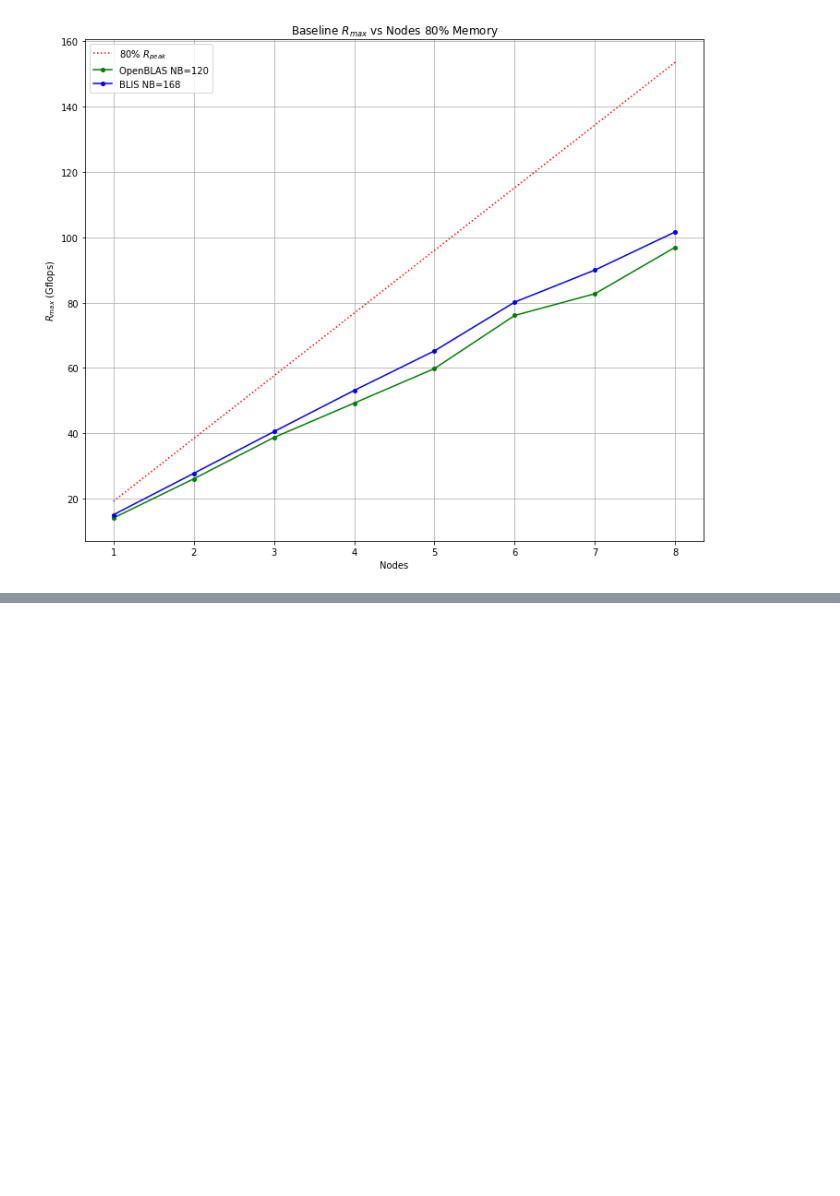
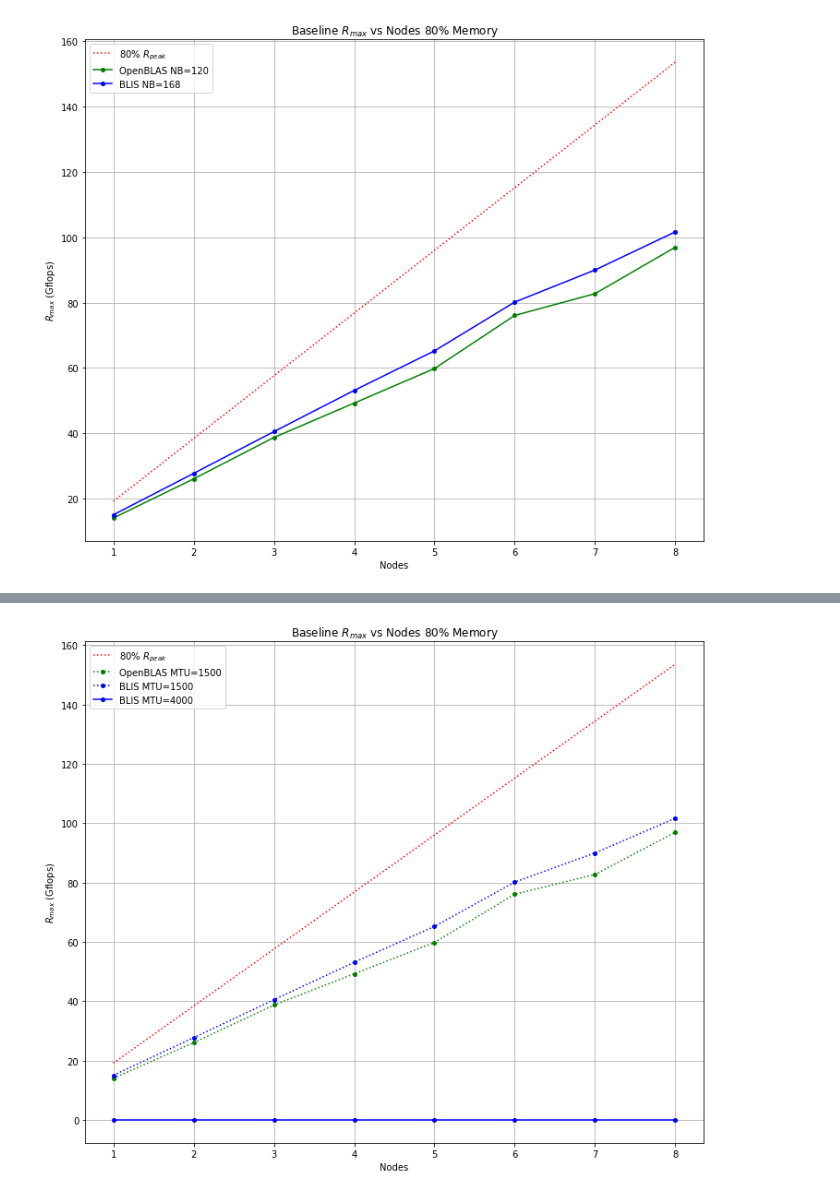
Before and after one commit to johnduffymsc/dissertation, a Jupyter notebook: picluster.ipynb, the cells around one changed output, grey strips where cells are left out. Cells and saved outputs as stored; diff of their text form; code cells hidden in the pictures; blank space fills up the shorter version.

```diff
--- a/picluster.ipynb
+++ b/picluster.ipynb
@@ -413,0 +445,64 @@ array([[ 56.,  62.,  68.,  74.],
+# %%
+# Gflops vs Nodes using 80% memory.
+
+nodes = [1, 2, 3, 4, 5, 6, 7, 8]
+
+r_peak_80 = [
+    R_PEAK_80 * 1,
+    R_PEAK_80 * 2,
+    R_PEAK_80 * 3,
+    R_PEAK_80 * 4,
+    R_PEAK_80 * 5,
+    R_PEAK_80 * 6,
+    R_PEAK_80 * 7,
+    R_PEAK_80 * 8
+]
+
+openblas = [
+    1.4085e+01,
+    2.6062e+01,
+    3.8728e+01,
+    4.9251e+01,
+    5.9821e+01,
+    7.6079e+01,
+    8.2733e+01,
+    9.6959e+01
+]
+
+blis = [
+    1.5074e+01,
+    2.7742e+01,
+    4.0522e+01,
+    5.3136e+01,
+    6.5231e+01,
+    8.0164e+01,
+    8.9984e+01,
+    1.0166e+02
+]
+
+blis_mtu_4000 = [
+    0,
+    0,
+    0,
+    0,
+    0,
+    0,
+    0,
+    0
+]
+
+plt.figure(figsize=(12, 10))
+plt.title("Baseline $R_{max}$ vs Nodes 80% Memory")
+plt.plot(nodes, r_peak_80, ":r", markersize=4)
+plt.plot(nodes, openblas, ":go", markersize=4)
+plt.plot(nodes, blis, ":bo", markersize=4)
+plt.plot(nodes, blis_mtu_4000, "-bo", markersize=4)
+plt.xlabel("Nodes")
+plt.ylabel("$R_{max}$ (Gflops)")
+plt.legend(["80% $R_{peak}$", "OpenBLAS MTU=1500", "BLIS MTU=1500", "BLIS MTU=4000"])
+plt.grid()
+plt.savefig("gflops_vs_nodes_80_percent_memory.pdf")
+plt.savefig("gflops_vs_nodes_80_percent_memory.png")
+plt.show()
+# %% [output]
+[figure, added]
```
Also changed, not shown: parts of 4 cells of this notebook, 2 other files.
